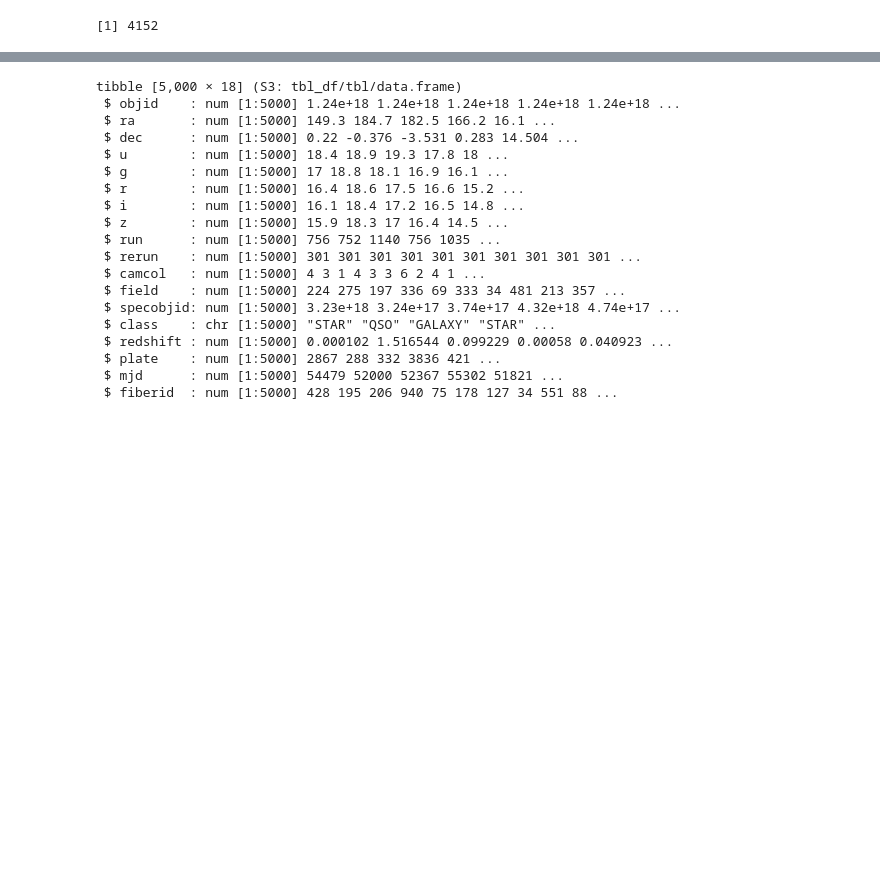
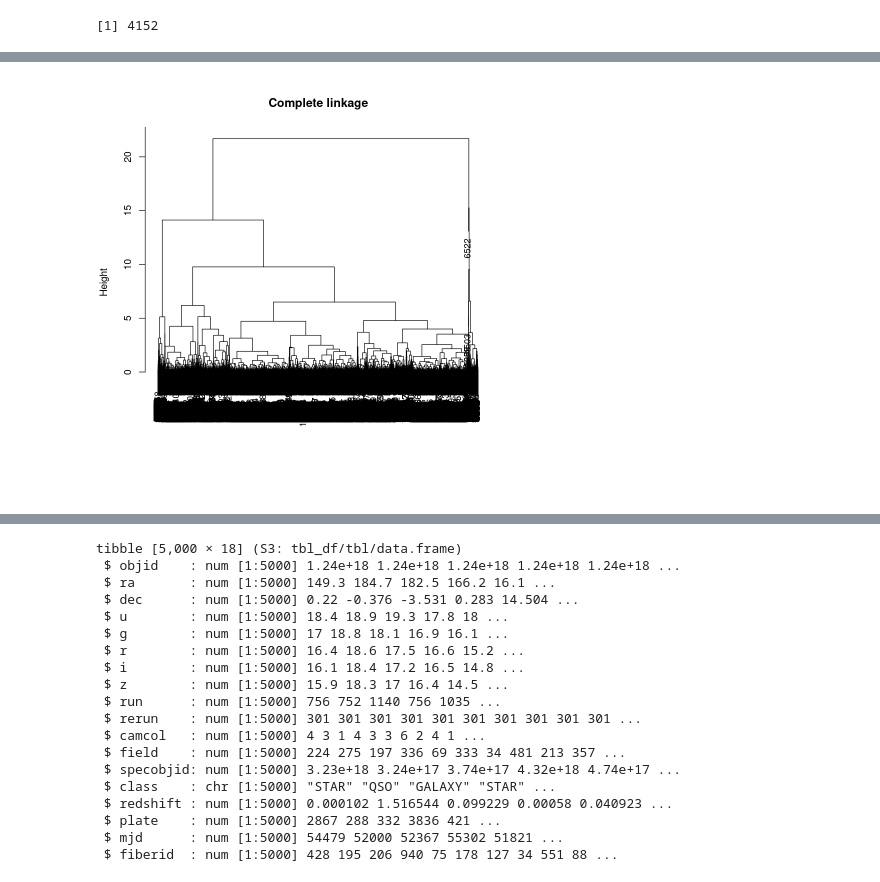
Before and after one commit to hkopanski/kerbal_science, a Jupyter notebook: sky_astroid.ipynb, the cells around one changed output, grey strips where cells are left out. Saved outputs shown, nothing was run; the diff lists cells and outputs as text; code cells hidden in the pictures; blank space fills up the shorter version.

```diff
--- a/sky_astroid.ipynb
+++ b/sky_astroid.ipynb
@@ -82,0 +99,5 @@ unique(sky_data$class)
+# %%
+hc.complete <- hclust(dist(sky_data[, 4:8]), method = "complete")
+plot(hc.complete, main = "Complete linkage", cex = 0.9, xlab = "", sub = "")
+# %% [output]
+[figure, added]
```
Also changed, not shown: parts of 8 cells of this notebook.
